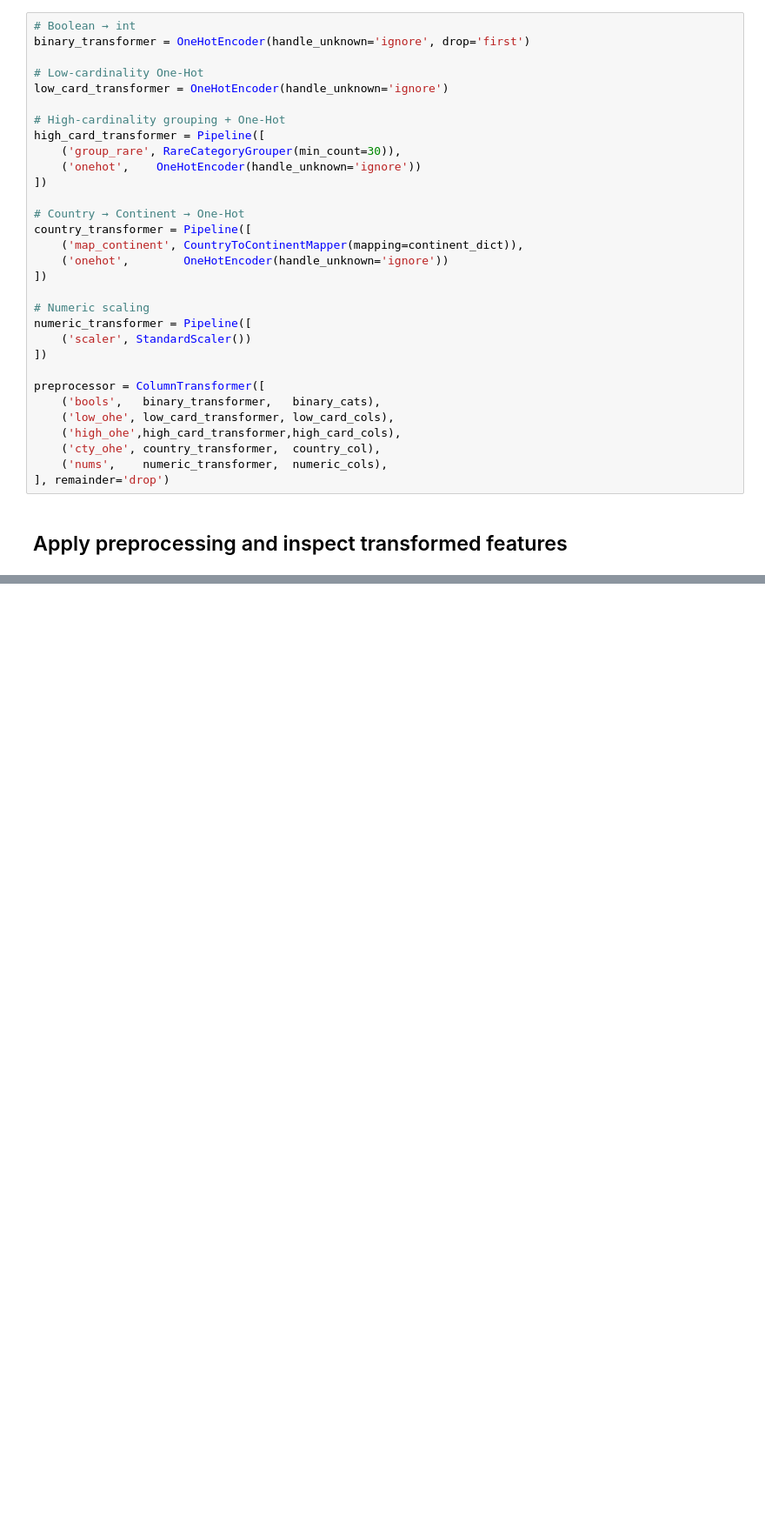
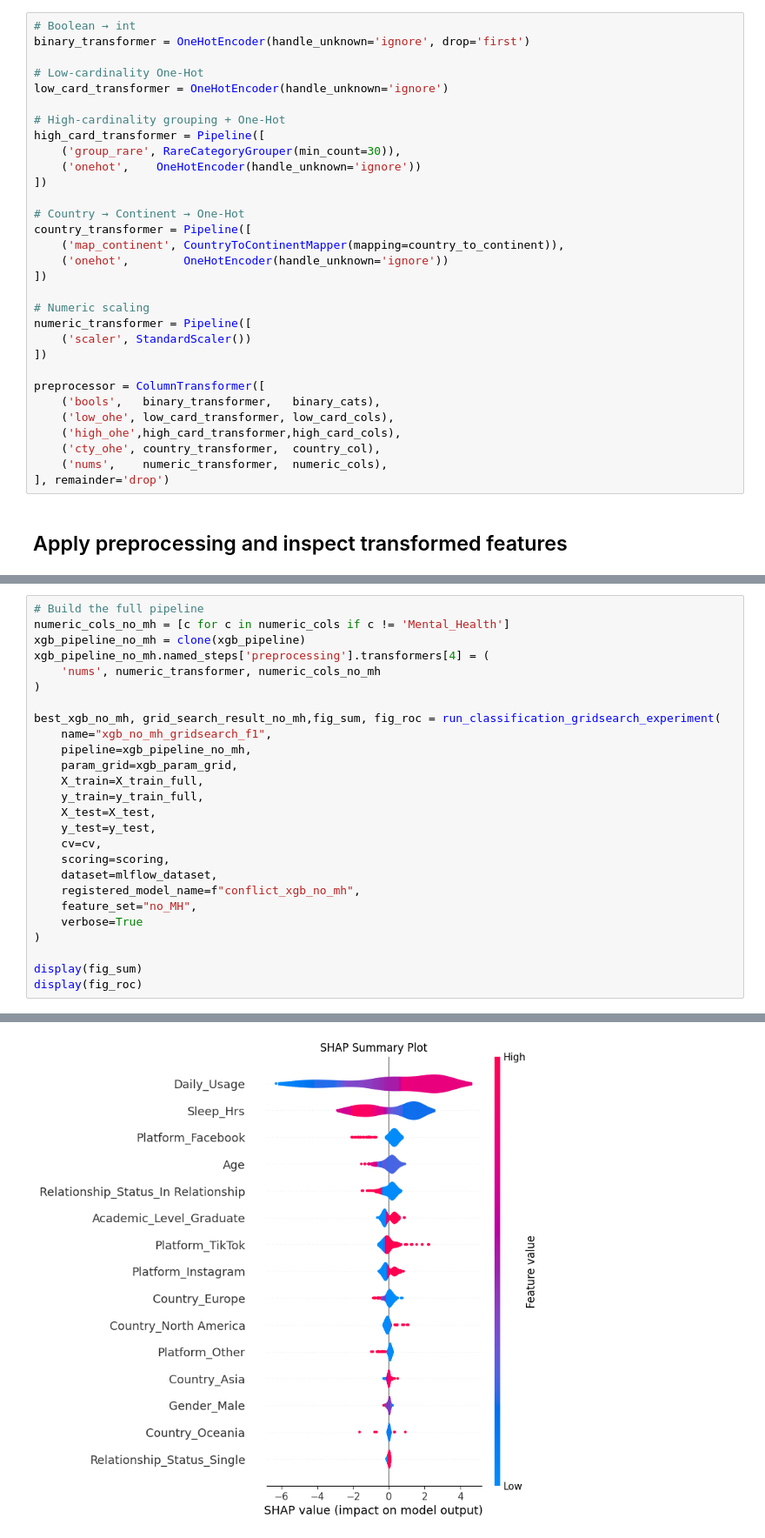
Before and after one commit to numberwrangler/SDS-CP029-social-sphere, a Jupyter notebook: submissions/team-members/bob-hosseini/notebooks/02_classification.ipynb, the cells around one changed output, grey strips where cells are left out. Shown at 87% size. Cells and saved outputs as stored; diff of their text form; blank space fills up the shorter version.

```diff
--- a/submissions/team-members/bob-hosseini/notebooks/02_classification.ipynb
+++ b/submissions/team-members/bob-hosseini/notebooks/02_classification.ipynb
@@ -196,7 +254,7 @@ high_card_transformer = Pipeline([
 
 # Country → Continent → One-Hot
 country_transformer = Pipeline([
-    ('map_continent', CountryToContinentMapper(mapping=continent_dict)),
+    ('map_continent', CountryToContinentMapper(mapping=country_to_continent)),
     ('onehot',        OneHotEncoder(handle_unknown='ignore'))
 ])
 
@@ -916,0 +666,27 @@ Best F1 score (CV): 0.9522913452970652
+# %%
+# Build the full pipeline
+numeric_cols_no_mh = [c for c in numeric_cols if c != 'Mental_Health']
+xgb_pipeline_no_mh = clone(xgb_pipeline)
+xgb_pipeline_no_mh.named_steps['preprocessing'].transformers[4] = (
+    'nums', numeric_transformer, numeric_cols_no_mh
+)
+
+best_xgb_no_mh, grid_search_result_no_mh,fig_sum, fig_roc = run_classification_gridsearch_experiment(
+    name="xgb_no_mh_gridsearch_f1",
+    pipeline=xgb_pipeline_no_mh,
+    param_grid=xgb_param_grid,
+    X_train=X_train_full,
+    y_train=y_train_full,
+    X_test=X_test,
+    y_test=y_test,
+    cv=cv,
+    scoring=scoring,
+    dataset=mlflow_dataset,
+    registered_model_name=f"conflict_xgb_no_mh",
+    feature_set="no_MH",
+    verbose=True
+)
+
+display(fig_sum)
+display(fig_roc)
+# %% [output]
@@ -916,0 +705 @@ Best F1 score (CV): 0.9522913452970652
+[figure, added]
```
Also changed, not shown: parts of 91 cells of this notebook, 5 other files.
